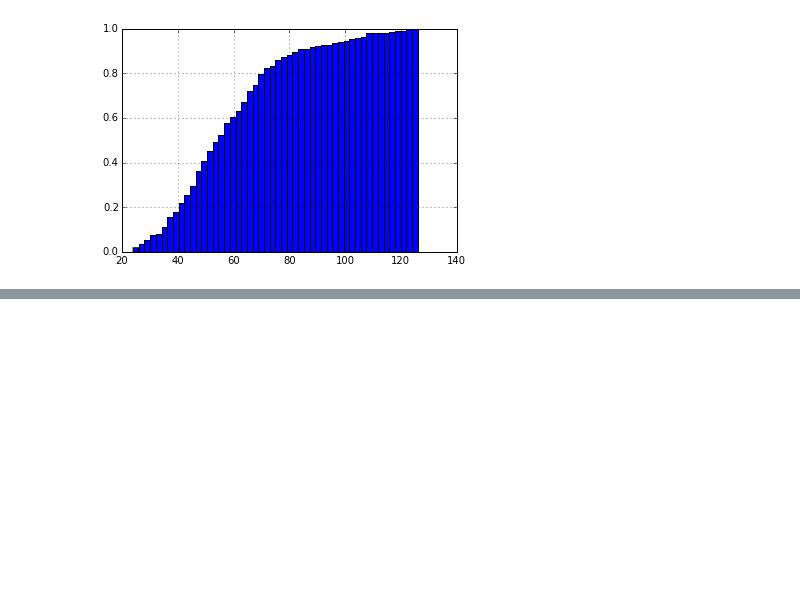
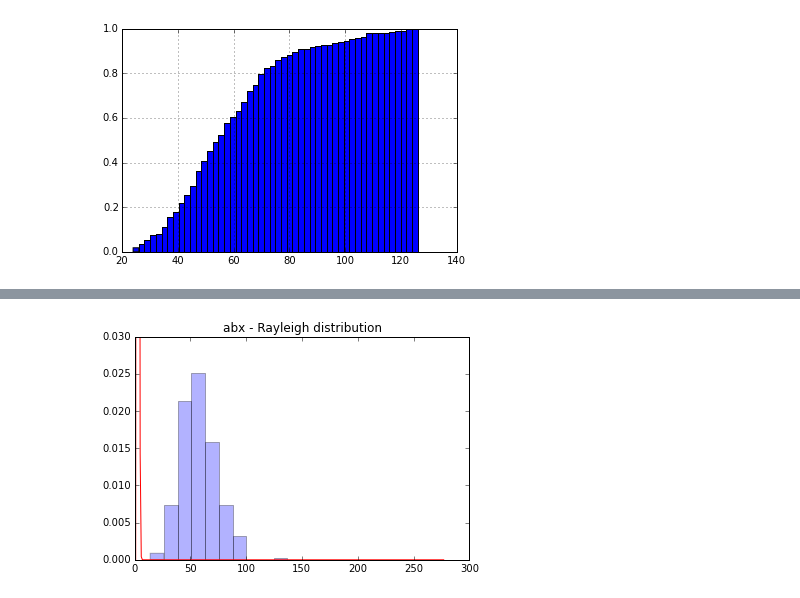
Before and after one commit to dvalenzano/uBiome_Network, a Jupyter notebook: Network_distribution_powerfit.ipynb, the cells around one changed output, grey strips where cells are left out. Drawn from its saved outputs; the diff is of its cells as text; code cells hidden in the pictures; blank space fills up the shorter version.

```diff
--- a/Network_distribution_powerfit.ipynb
+++ b/Network_distribution_powerfit.ipynb
@@ -171,0 +219,13 @@ xSer.hist(cumulative=True, normed=1, bins=50)
+# %%
+samp_abx = np.array([int(i[0]) for i in abx])
+param_abx = rayleigh.fit(samp_abx) # distribution fitting
+xs = np.array(range(len([int(i[0]) for i in abx])))
+pdf_fitted_abx = rayleigh.pdf(xs,loc=param_abx[0],scale=param_abx[1])
+
+title('abx - Rayleigh distribution')
+plot(pdf_fitted_abx,'r-')
+hist(samp_abx,normed=1,alpha=.3)
+ylim((0,0.03))
+show()
+# %% [output]
+[figure, added]
```
Also changed, not shown: parts of 10 cells of this notebook.
